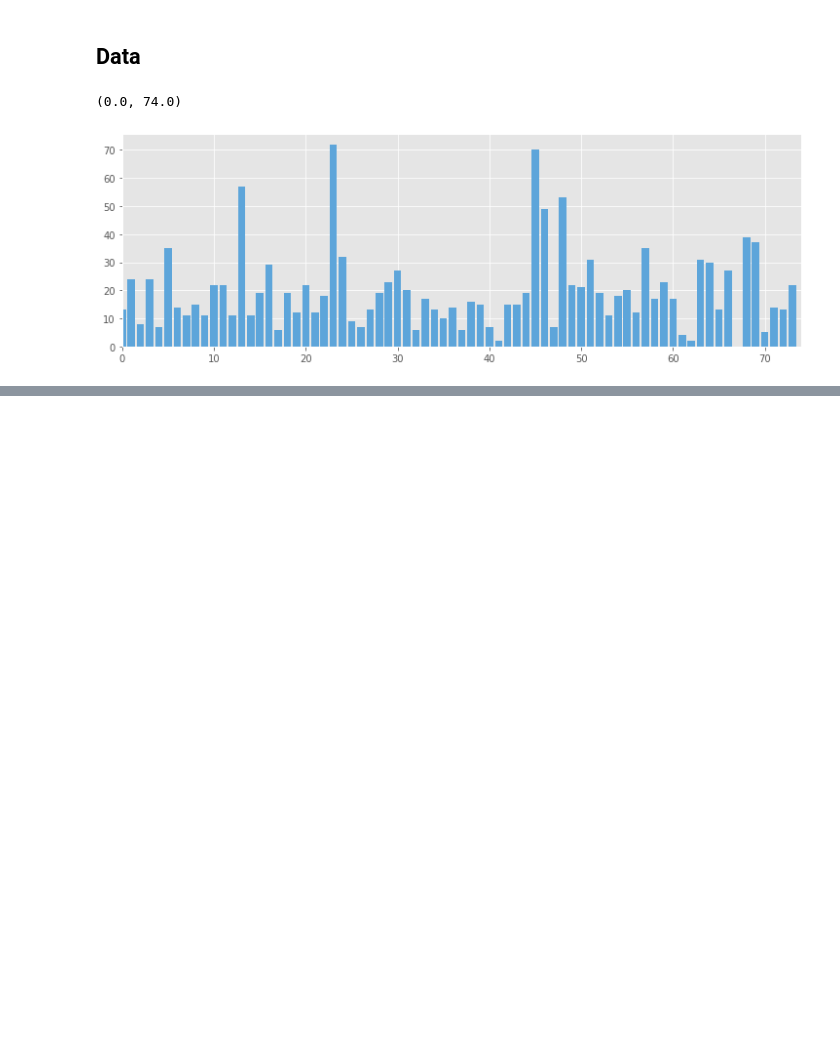
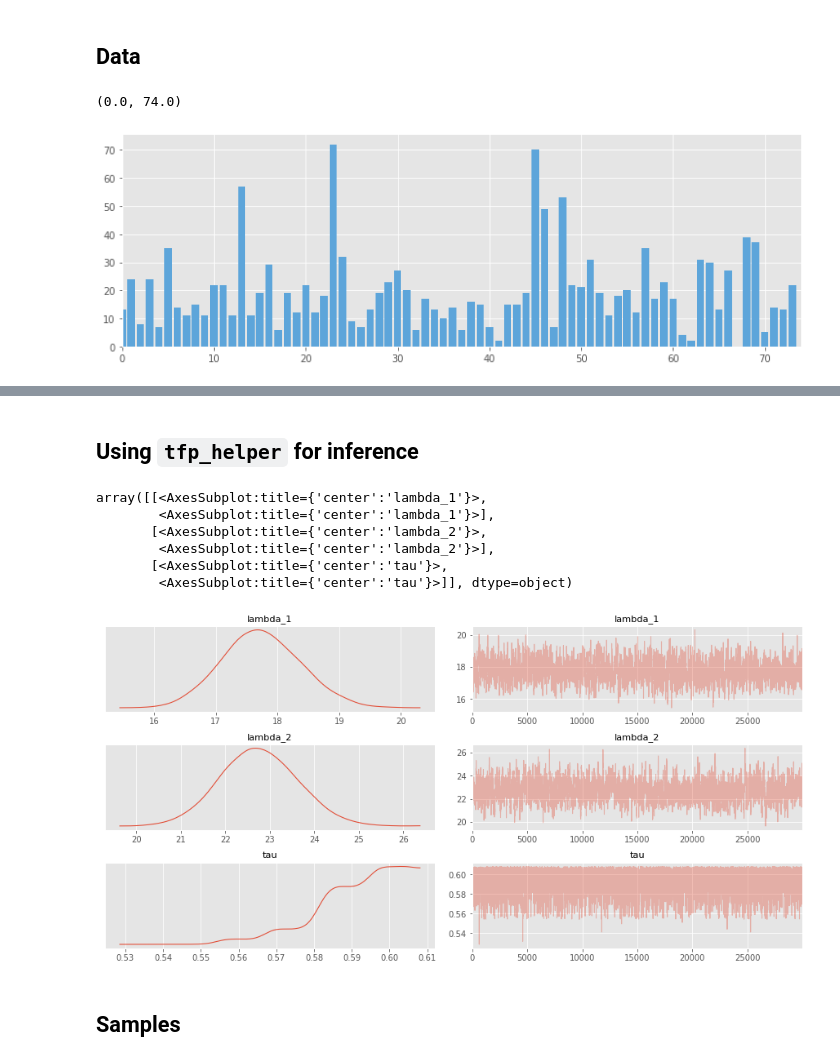
Before and after one commit to suriyadeepan/PracticalBayes, a Jupyter notebook: 2. Switch Point Analysis.ipynb, the cells around one changed output, grey strips where cells are left out. Saved outputs shown, nothing was run; the diff lists cells and outputs as text; code cells hidden in the pictures; blank space fills up the shorter version.

```diff
--- a/2. Switch Point Analysis.ipynb
+++ b/2. Switch Point Analysis.ipynb
@@ -206,0 +167,2 @@ mode = stats.mode(evaluate(tau_samples))[0]
+# %% [markdown]
+## Using `tfp_helper` for inference
@@ -206,0 +171,16 @@ mode = stats.mode(evaluate(tau_samples))[0]
+# %%
+initial_chain_state = [
+    tf.cast(tf.reduce_mean(count_data), tf.float32),
+    tf.cast(tf.reduce_mean(count_data), tf.float32),
+    0.5,
+]
+# %%
+azdata = infer(joint_log_prob, count_data,
+              variables=['lambda_1', 'lambda_2', 'tau'],
+              initial_chain_state=initial_chain_state,
+              nsteps=30000,
+              bijectors={
+                  'lambda_1' : tfb.Exp(),
+                  'lambda_2' : tfb.Exp(),
+                  'tau' : tfb.Identity()
+              })
@@ -206,0 +189,12 @@ mode = stats.mode(evaluate(tau_samples))[0]
+# %%
+az.plot_trace(azdata)
+# %% [output]
+array([[<AxesSubplot:title={'center':'lambda_1'}>,
+        <AxesSubplot:title={'center':'lambda_1'}>],
+       [<AxesSubplot:title={'center':'lambda_2'}>,
+        <AxesSubplot:title={'center':'lambda_2'}>],
+       [<AxesSubplot:title={'center':'tau'}>,
+        <AxesSubplot:title={'center':'tau'}>]], dtype=object)
+[figure, added]
+# %% [markdown]
+## Samples
```
Also changed, not shown: parts of 27 cells of this notebook.
